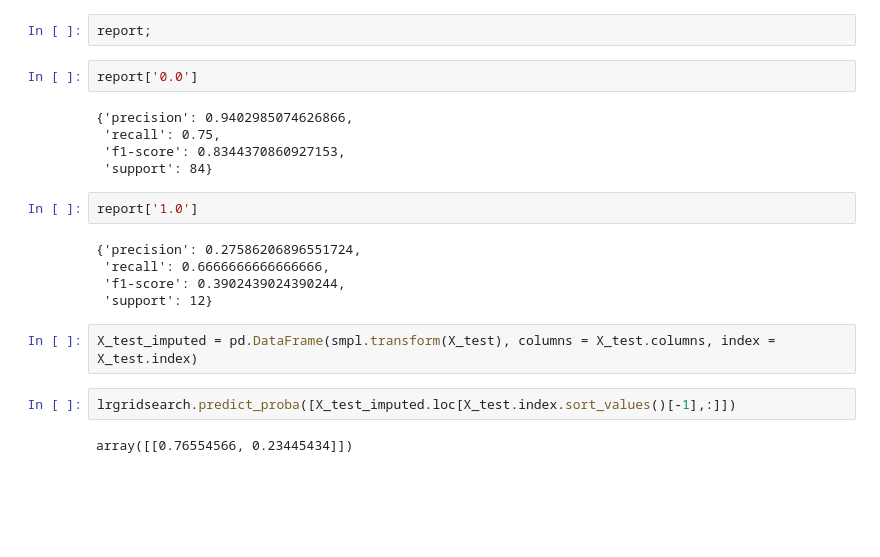
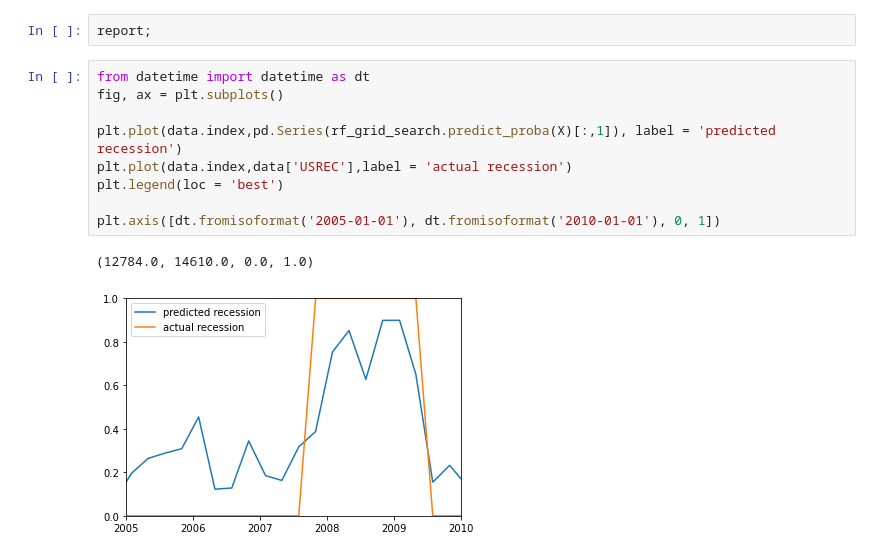
Before and after one commit to DanlBradley/RecessionPredictor, a Jupyter notebook: model_tuning.ipynb, the cells around one changed output. Drawn from its saved outputs; the diff is of its cells as text; blank space fills up the shorter version.

```diff
--- a/model_tuning.ipynb
+++ b/model_tuning.ipynb
@@ -112,23 +172,15 @@ from sklearn.metrics import classification_report
 report = classification_report(y_test,custom_thresh_y_pred_test, output_dict = True)
 # %%
 report;
-# %%
-report['0.0']
-# %% [output]
-{'precision': 0.9402985074626866,
- 'recall': 0.75,
- 'f1-score': 0.8344370860927153,
- 'support': 84}
-# %%
-report['1.0']
-# %% [output]
-{'precision': 0.27586206896551724,
- 'recall': 0.6666666666666666,
- 'f1-score': 0.3902439024390244,
- 'support': 12}
-# %%
-X_test_imputed = pd.DataFrame(smpl.transform(X_test), columns = X_test.columns, index = X_test.index)
-# %%
-lrgridsearch.predict_proba([X_test_imputed.loc[X_test.index.sort_values()[-1],:]])
-# %% [output]
-array([[0.76554566, 0.23445434]])
+# %%
+from datetime import datetime as dt
+fig, ax = plt.subplots()
+
+plt.plot(data.index,pd.Series(rf_grid_search.predict_proba(X)[:,1]), label = 'predicted recession')
+plt.plot(data.index,data['USREC'],label = 'actual recession')
+plt.legend(loc = 'best')
+
+plt.axis([dt.fromisoformat('2005-01-01'), dt.fromisoformat('2010-01-01'), 0, 1])
+# %% [output]
+(12784.0, 14610.0, 0.0, 1.0)
+[figure, added]
```
Also changed, not shown: parts of 13 cells of this notebook, 1 other file.
